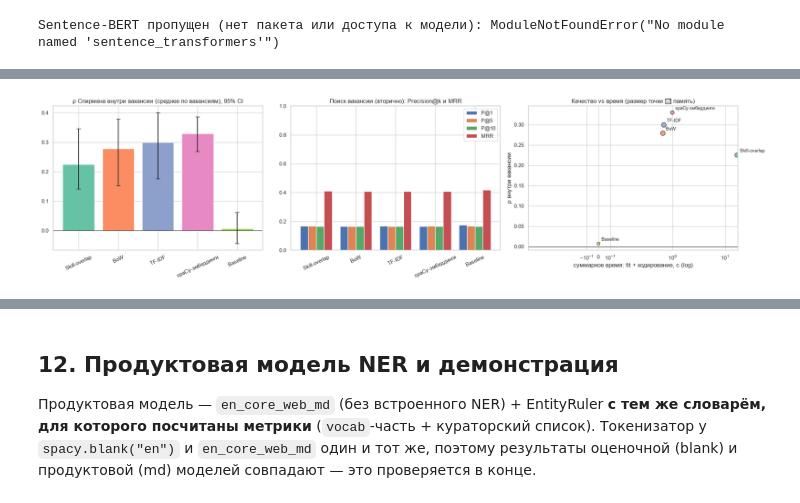
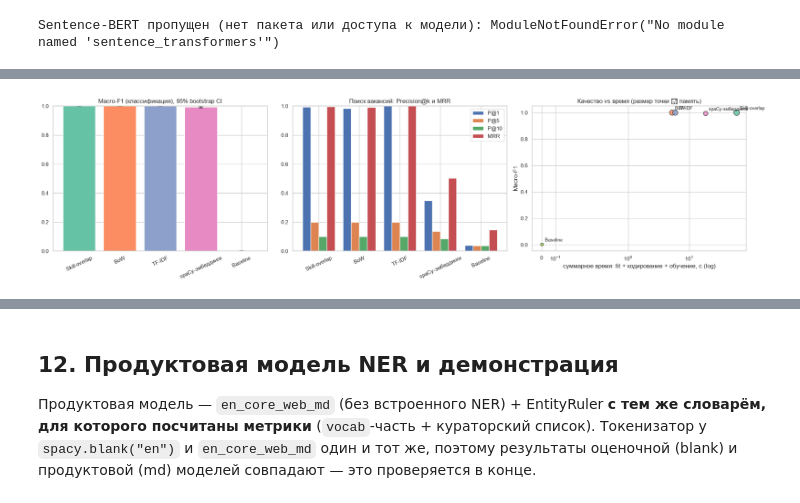
Before and after one commit to zhailaudaulet/cv-analyzer-final-project, a Jupyter notebook: nlp-project-fixed.ipynb, the cells around one changed output, grey strips where cells are left out. Cells and saved outputs as stored; diff of their text form; code cells hidden in the pictures.

```diff
--- a/nlp-project-fixed.ipynb
+++ b/nlp-project-fixed.ipynb
@@ -1363,17 +1315,13 @@ print("✓ Оцениваемый TF-IDF идентичен matcher.vectorizer (
 Навыков, найденных NER, но отсутствующих в индексе признаков: 0 (должно быть ~0)
 ✓ Оцениваемый TF-IDF идентичен matcher.vectorizer (тому, что будет сохранён в tfidf.pkl)
 # %%
-q_rows, r_rows = [], []
-for n, r in results.items():
-    k = r["rank"]
-    q_rows.append({"представление": n, "вакансий": k["n_vac"], "ρ внутри вакансии": k["rho"], "ρ 95% CI": fmt_ci(k["rho_ci"]),
-                   "P@10 (топ-20%)": k["p10"], "P@10 95% CI": fmt_ci(k["p10_ci"]), "P@10 случайно": k["base"],
-                   "поиск вакансии P@1": r["P@1"], "P@5": r["P@5"], "MRR": r["MRR"]})
-    r_rows.append({"представление": n, "fit, с": r["fit_s"], "кодирование test+вакансии, с": r["encode_s"], "латентность, мс/док": r["latency_ms"],
-                   "пик Python, MB": r["peak_py_mb"], "ΔRSS, MB": r["d_rss_mb"], "признаки, MB": r["feat_mb"], "модель, MB": r["model_mb"], "размерность": r["dim"]})
-quality = pd.DataFrame(q_rows).set_index("представление")
-resources = pd.DataFrame(r_rows).set_index("представление")
+cols = ["accuracy", "macro_f1", "P@1", "P@5", "P@10", "MRR", "fit_s", "encode_s", "clf_train_s", "latency_ms", "peak_py_mb", "d_rss_mb", "feat_mb", "model_mb", "dim"]
+res_df = pd.DataFrame({k: {c: v[c] for c in cols} for k, v in results.items()}).T
+res_df.columns = ["Accuracy", "Macro-F1", "P@1", "P@5", "P@10", "MRR", "fit, с", "encode train+test, с", "обучение clf, с",
+                  "латентность, мс/док", "пик Python, MB", "ΔRSS, MB", "признаки, MB", "модель, MB", "размерность"]
+res_df["Acc 95% CI"] = [f"[{v['acc_ci'][0]:.3f}; {v['acc_ci'][1]:.3f}]" for v in results.values()]
+res_df["F1 95% CI"] = [f"[{v['f1_ci'][0]:.3f}; {v['f1_ci'][1]:.3f}]" for v in results.values()]
 pd.set_option("display.width", 250, "display.max_columns", 30)
-print("КАЧЕСТВО (главная метрика — ρ внутри вакансии; «поиск вакансии» — вторично, см. 10b)"); display(quality.round(3))
-print("РЕСУРСЫ"); display(resources.astype(float).round(2))
+print("КАЧЕСТВО"); display(res_df[["Accuracy", "Acc 95% CI", "Macro-F1", "F1 95% CI", "P@1", "P@5", "P@10", "MRR"]].astype({c: float for c in ["Accuracy", "Macro-F1", "P@1", "P@5", "P@10", "MRR"]}).round(3))
+print("РЕСУРСЫ"); display(res_df[["fit, с", "encode train+test, с", "обучение clf, с", "латентность, мс/док", "пик Python, MB", "ΔRSS, MB", "признаки, MB", "модель, MB", "размерность"]].astype(float).round(2))
 # %% [output]
@@ -1396,30 +1342,26 @@ print("РЕСУРСЫ"); display(resources.astype(float).round(2))
 # %%
-names = list(results)
+names = [n for n in results]
 short = [n.split(" (")[0] for n in names]
-colors = sns.color_palette("Set2", len(names))
 fig, axes = plt.subplots(1, 3, figsize=(21, 5.5))
-
-rho = np.array([results[n]["rank"]["rho"] for n in names], dtype=float)
-lo = np.array([results[n]["rank"]["rho_ci"][0] for n in names], dtype=float); hi = np.array([results[n]["rank"]["rho_ci"][1] for n in names], dtype=float)
-axes[0].bar(short, rho, yerr=np.clip(np.vstack([rho - lo, hi - rho]), 0, None), capsize=4, color=colors)
-axes[0].axhline(0, color="k", lw=0.8)
-axes[0].set_title("ρ Спирмена внутри вакансии (среднее по вакансиям), 95% CI"); axes[0].tick_params(axis="x", rotation=25)
+f1 = [results[n]["macro_f1"] for n in names]
+err = np.array([[results[n]["macro_f1"] - results[n]["f1_ci"][0], results[n]["f1_ci"][1] - results[n]["macro_f1"]] for n in names]).T
+axes[0].bar(short, f1, yerr=np.clip(err, 0, None), capsize=4, color=sns.color_palette("Set2", len(names)))
+axes[0].set_title("Macro-F1 (классификация), 95% bootstrap CI"); axes[0].set_ylim(0, 1); axes[0].tick_params(axis="x", rotation=25)
 
 w = 0.2
 for j, mtr in enumerate(["P@1", "P@5", "P@10", "MRR"]):
     axes[1].bar(np.arange(len(names)) + j * w, [results[n][mtr] for n in names], w, label=mtr)
 axes[1].set_xticks(np.arange(len(names)) + 1.5 * w); axes[1].set_xticklabels(short, rotation=25); axes[1].set_ylim(0, 1)
-axes[1].set_title("Поиск вакансии (вторично): Precision@k и MRR"); axes[1].legend()
+axes[1].set_title("Поиск вакансий: Precision@k и MRR"); axes[1].legend()
 
-tot_t = [results[n]["fit_s"] + results[n]["encode_s"] for n in names]
+tot_t = [results[n]["fit_s"] + results[n]["encode_s"] + results[n]["clf_train_s"] for n in names]
 mem = [max(results[n]["peak_py_mb"] or 0, results[n]["d_rss_mb"] or 0, 1) for n in names]
-axes[2].scatter(tot_t, rho, s=[30 + 6 * m for m in mem], c=colors, edgecolor="k", alpha=0.85)
-for x, y, s in zip(tot_t, rho, short):
+axes[2].scatter(tot_t, f1, s=[30 + 6 * m for m in mem], c=sns.color_palette("Set2", len(names)), edgecolor="k", alpha=0.85)
+for x, y, s in zip(tot_t, f1, short):
     axes[2].annotate(s, (x, y), textcoords="offset points", xytext=(6, 6), fontsize=9)
-axes[2].axhline(0, color="k", lw=0.8)
-axes[2].set_xscale("symlog", linthresh=0.5); axes[2].set_xlabel("суммарное время: fit + кодирование, с (log)"); axes[2].set_ylabel("ρ внутри вакансии")
+axes[2].set_xscale("symlog", linthresh=0.5); axes[2].set_xlabel("суммарное время: fit + кодирование + обучение, с (log)"); axes[2].set_ylabel("Macro-F1")
 axes[2].set_title("Качество vs время (размер точки ∝ память)")
 plt.tight_layout(); plt.show()
 # %% [output]
-[figure, old version]
+[figure, new version]
 # %%
```
Also changed, not shown: parts of 43 cells of this notebook, 4 other files.
